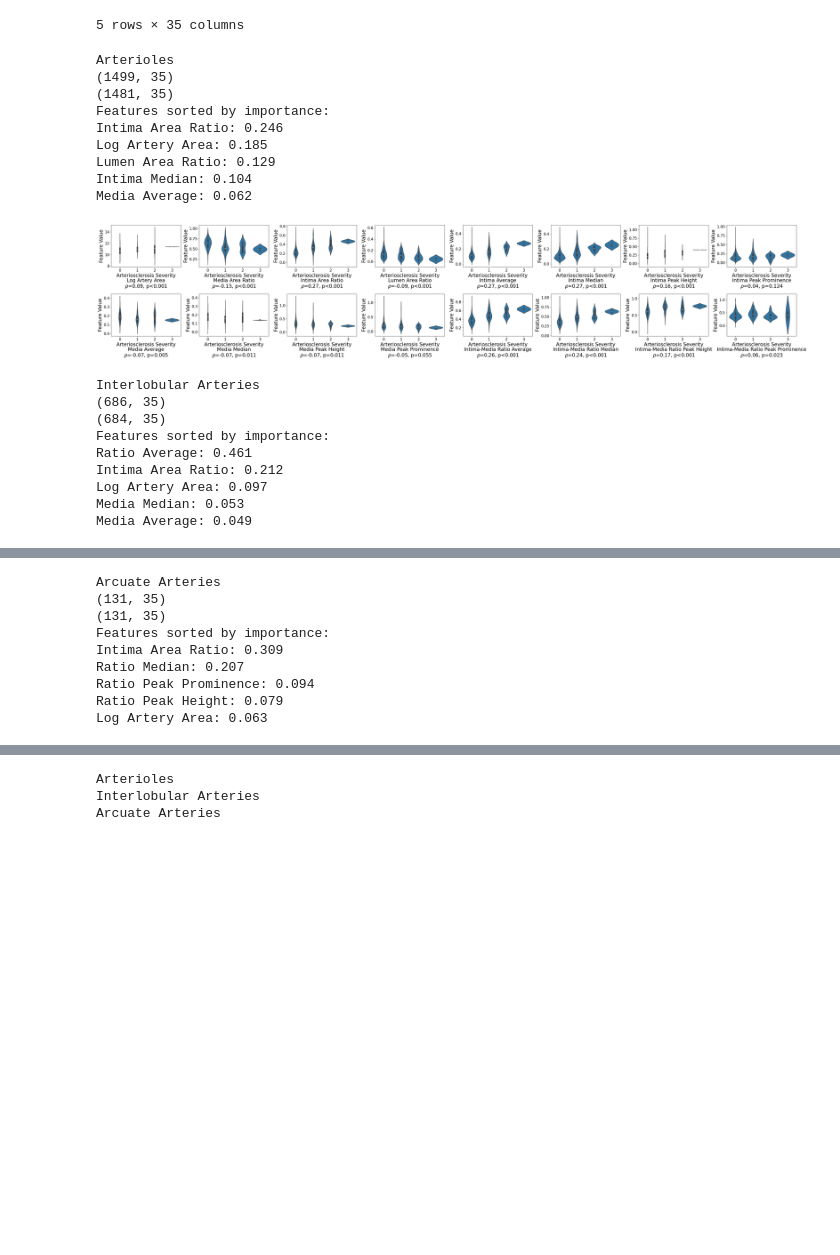
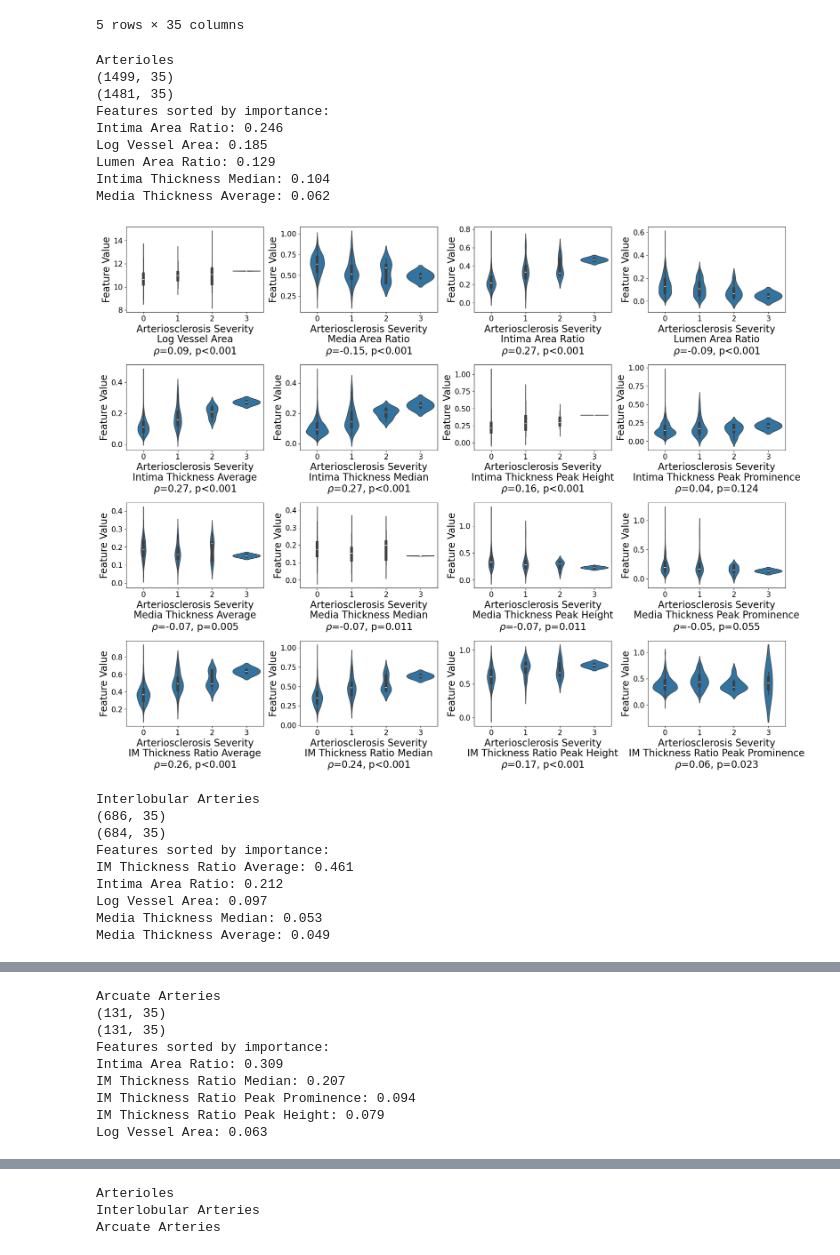
Before and after one commit to code-by-jin/vessel-ai, a Jupyter notebook: step_6_stat_analysis/stat_features.ipynb, the cells around one changed output, grey strips where cells are left out. Cells and saved outputs as stored; diff of their text form; code cells hidden in the pictures; blank space fills up the shorter version.

```diff
--- a/step_6_stat_analysis/stat_features.ipynb
+++ b/step_6_stat_analysis/stat_features.ipynb
@@ -54,12 +54,33 @@ measurement_feature_names = [
                  'Ratio Average',  'Ratio Median', 'Ratio Peak Height', 'Ratio Peak Prominence']
 
 
+
 # measurement_feature_names = [
 #                  'Intima Average',  'Intima Peak Height',
 #                  'Media Average',  'Media Peak Height',
 #                  'Ratio Average',   'Ratio Peak Height']
 
 hya_feature_name = 'Hyalinosis Area Ratio'
+
+features_names_to_plot = {
+    'Log Artery Area': 'Log Vessel Area',
+    'Media Area Ratio': 'Media Area Ratio',
+    'Intima Area Ratio': 'Intima Area Ratio',
+    'Lumen Area Ratio': 'Lumen Area Ratio',
+    'Intima Average': 'Intima Thickness Average',
+    'Intima Median': 'Intima Thickness Median',
+    'Intima Peak Height': 'Intima Thickness Peak Height',
+    'Intima Peak Prominence': 'Intima Thickness Peak Prominence',
+    'Media Average': 'Media Thickness Average',
+    'Media Median': 'Media Thickness Median',
+    'Media Peak Height': 'Media Thickness Peak Height',
+    'Media Peak Prominence': 'Media Thickness Peak Prominence',
+    'Ratio Average': 'IM Thickness Ratio Average',
+    'Ratio Median': 'IM Thickness Ratio Median',
+    'Ratio Peak Height': 'IM Thickness Ratio Peak Height',
+    'Ratio Peak Prominence': 'IM Thickness Ratio Peak Prominence',
+    'Hyalinosis Area Ratio': 'Hyalinosis Area Ratio'
+}
 # %%
 def violin_plots(df, feature_name, severity_type, ax, artery_type):
     features = df.loc[:, feature_name]
@@ -68,13 +89,11 @@ def violin_plots(df, feature_name, severity_type, ax, artery_type):
     p_str = f" p<0.001" if p_val < 0.001 else f" p={p_val:.3f}"
 
     sns.violinplot(x=f'{severity_type} Severity', y=feature_name, data=df, ax=ax)
-    if "Ratio" in feature_name:
-        feature_name = feature_name.replace("Ratio ", "Intima-Media Ratio ")
     ax.set_xticks([0, 1, 2, 3], [0, 1, 2, 3], fontsize=15)
     ax.tick_params(axis='y', labelsize=15)
     ax.set_xlabel(f'{severity_type} Severity', fontsize=20)
     ax.set_ylabel(f"Feature Value", fontsize=20)
-    ax.set_title(feature_name + "\n" + r"$\rho$" + "={:.2f}".format(rho) + "," + p_str,
+    ax.set_title(features_names_to_plot[feature_name] + "\n" + r"$\rho$" + "={:.2f}".format(rho) + "," + p_str,
                         y=-0.28,pad=-37, fontsize=20)
     # ax.set_title(artery_type + "\n" + r"$\rho$" + "={:.2f}".format(rho) + "," + p_str,
     #                     y=-0.28,pad=-37, fontsize=20)
@@ -148,47 +167,47 @@ for artery_type in ARTERY_TYPES:
 
     X = collected_features_selected.loc[:, selected_features].values
     y = collected_features_selected.loc[:, "Arteriosclerosis Severity"].values
 
     clf = DecisionTreeClassifier(random_state=0, max_depth=5)
     clf.fit(X, y)
 
     importances = clf.feature_importances_
     feature_importance_pairs = sorted(zip(selected_features, importances), key=lambda x: x[1], reverse=True)
     important_features = [f_name for f_name, importance in feature_importance_pairs if importance > 0.1]
     selected_features_by_type[artery_type] = set(important_features)
 
     # Print feature names in order of their importance
     print("Features sorted by importance:")
     for i, (feature, importance) in enumerate(feature_importance_pairs):
         if i < 5:
-            print(f"{feature}: {importance:.3f}")
-    fig, axs = plt.subplots(2, len(selected_features) // 2, figsize=(5 * len(selected_features) // 2, 8))
+            print(f"{features_names_to_plot[feature]}: {importance:.3f}")
+    fig, axs = plt.subplots(4, len(selected_features) // 4, figsize=(5 * len(selected_features) // 4, 16))
     for i, feature_name in enumerate(selected_features):
         # Calculate row and column index for axs
-        row = i // (len(selected_features) // 2)  # Integer division to determine the row
-        col = i % (len(selected_features) // 2)   # Modulo operation to determine the column within the row
+        row = i // (len(selected_features) // 4)  # Integer division to determine the row
+        col = i % (len(selected_features) // 4)   # Modulo operation to determine the column within the row
 
         violin_plots(collected_features_selected, feature_name, disease_type, axs[row, col], artery_type)
 
     plt.tight_layout()
     plt.show()
 # %% [output]
 Arterioles
 (1499, 35)
 (1481, 35)
 Features sorted by importance:
 Intima Area Ratio: 0.246
-Log Artery Area: 0.185
+Log Vessel Area: 0.185
 Lumen Area Ratio: 0.129
-Intima Median: 0.104
-Media Average: 0.062
+Intima Thickness Median: 0.104
+Media Thickness Average: 0.062
-[figure, old version]
+[figure, new version]
 Interlobular Arteries
 (686, 35)
 (684, 35)
 Features sorted by importance:
-Ratio Average: 0.461
+IM Thickness Ratio Average: 0.461
 Intima Area Ratio: 0.212
-Log Artery Area: 0.097
-Media Median: 0.053
-Media Average: 0.049
+Log Vessel Area: 0.097
+Media Thickness Median: 0.053
+Media Thickness Average: 0.049
@@ -198,7 +217,7 @@ Arcuate Arteries
 (131, 35)
 Features sorted by importance:
 Intima Area Ratio: 0.309
-Ratio Median: 0.207
-Ratio Peak Prominence: 0.094
-Ratio Peak Height: 0.079
-Log Artery Area: 0.063
+IM Thickness Ratio Median: 0.207
+IM Thickness Ratio Peak Prominence: 0.094
+IM Thickness Ratio Peak Height: 0.079
+Log Vessel Area: 0.063
```
Also changed, not shown: parts of 2 cells of this notebook, 11 other files.
